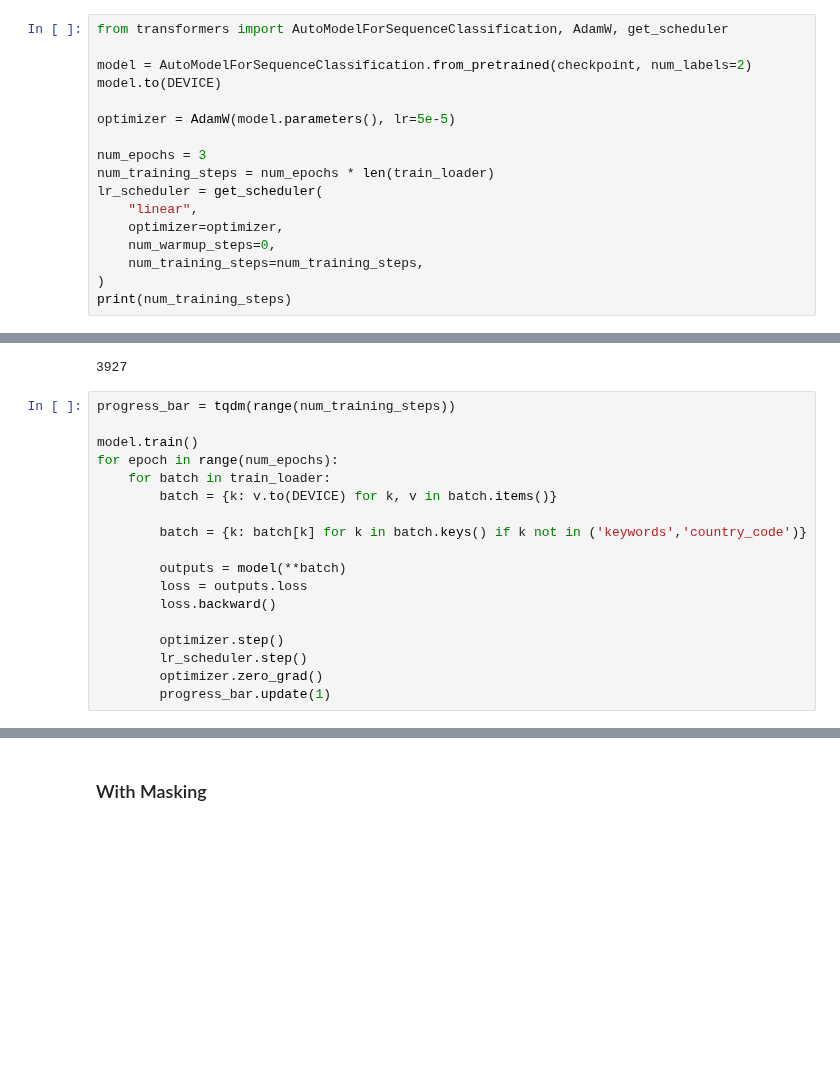
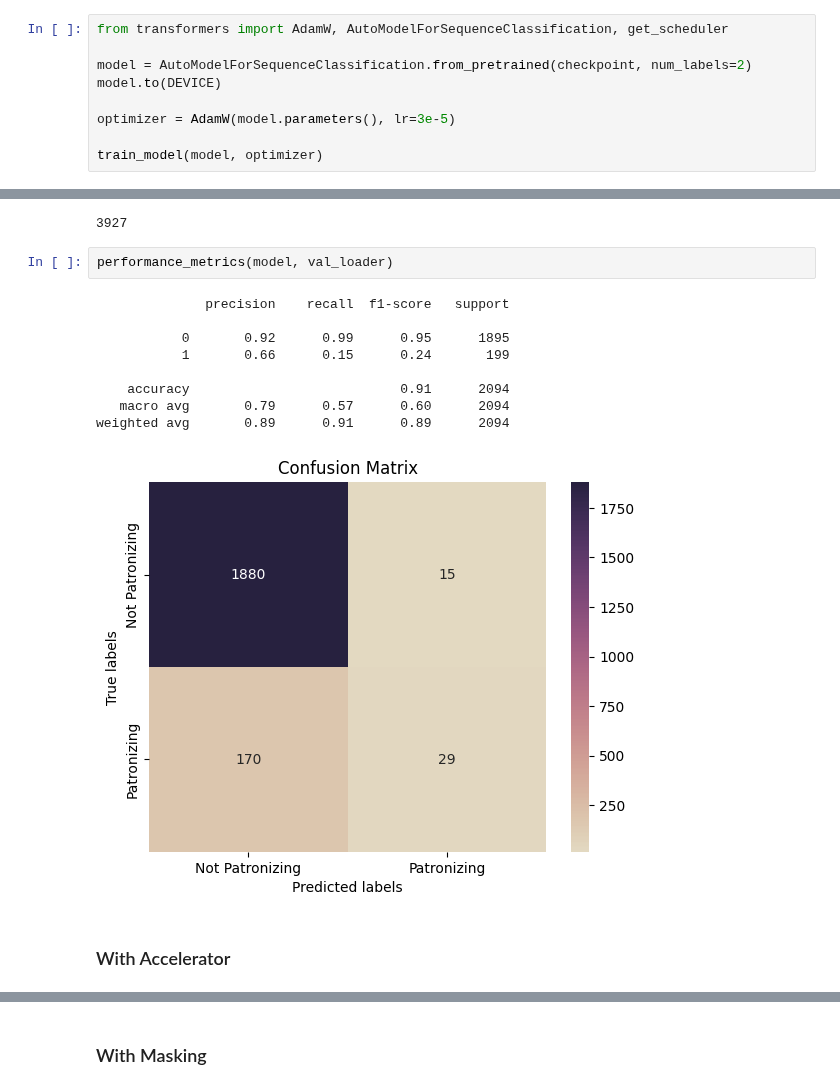
Before and after one commit to avzh1/nlp_bert_classifier, a Jupyter notebook: src/binary-classification.ipynb, the cells around one changed output, grey strips where cells are left out. Saved outputs shown, nothing was run; the diff lists cells and outputs as text; blank space fills up the shorter version.

```diff
--- a/src/binary-classification.ipynb
+++ b/src/binary-classification.ipynb
@@ -402,39 +464,27 @@ checkpoint = "bert-base-uncased"
 # %%
-from transformers import AutoModelForSequenceClassification, AdamW, get_scheduler
+from transformers import AdamW, AutoModelForSequenceClassification, get_scheduler
 
 model = AutoModelForSequenceClassification.from_pretrained(checkpoint, num_labels=2)
 model.to(DEVICE)
 
-optimizer = AdamW(model.parameters(), lr=5e-5)
+optimizer = AdamW(model.parameters(), lr=3e-5)
 
-num_epochs = 3
-num_training_steps = num_epochs * len(train_loader)
-lr_scheduler = get_scheduler(
-    "linear",
-    optimizer=optimizer,
-    num_warmup_steps=0,
-    num_training_steps=num_training_steps,
-)
-print(num_training_steps)
+train_model(model, optimizer)
 # %% [output]
 Some weights of BertForSequenceClassification were not initialized from the model checkpoint at bert-base-uncased and are newly initialized: ['classifier.bias', 'classifier.weight']
 You should probably TRAIN this model on a down-stream task to be able to use it for predictions and inference.
 3927
-# %%
-progress_bar = tqdm(range(num_training_steps))
-
-model.train()
-for epoch in range(num_epochs):
-    for batch in train_loader:
-        batch = {k: v.to(DEVICE) for k, v in batch.items()}
-
-        batch = {k: batch[k] for k in batch.keys() if k not in ('keywords','country_code')}
-
-        outputs = model(**batch)
-        loss = outputs.loss
-        loss.backward()
-
-        optimizer.step()
-        lr_scheduler.step()
-        optimizer.zero_grad()
-        progress_bar.update(1)
+# %%
+performance_metrics(model, val_loader)
+# %% [output]
+              precision    recall  f1-score   support
+
+           0       0.92      0.99      0.95      1895
+           1       0.66      0.15      0.24       199
+
+    accuracy                           0.91      2094
+   macro avg       0.79      0.57      0.60      2094
+weighted avg       0.89      0.91      0.89      2094
+[figure, added]
+# %% [markdown]
+### With Accelerator
```
Also changed, not shown: parts of 7 cells of this notebook.
